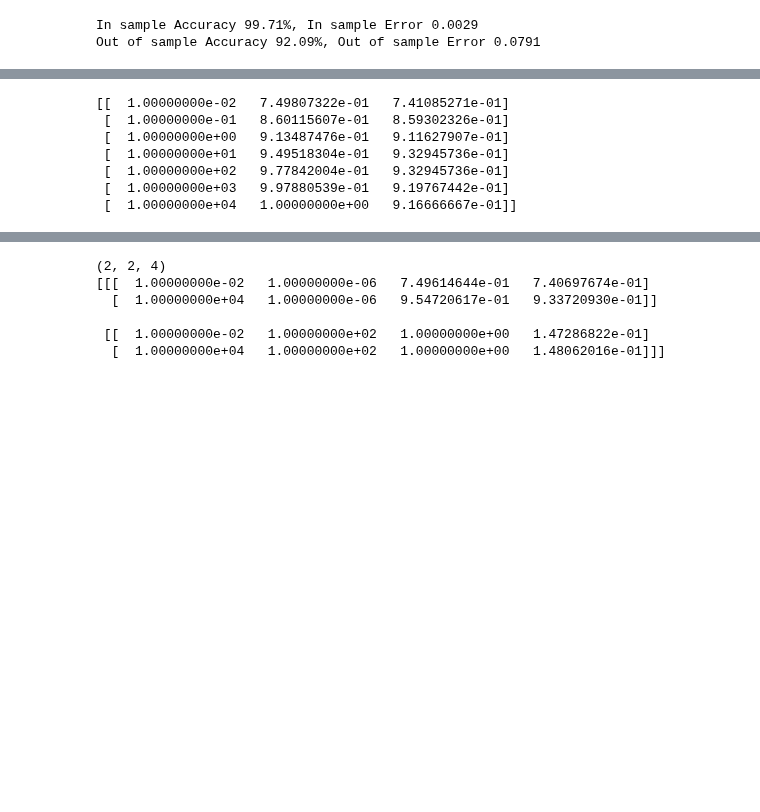
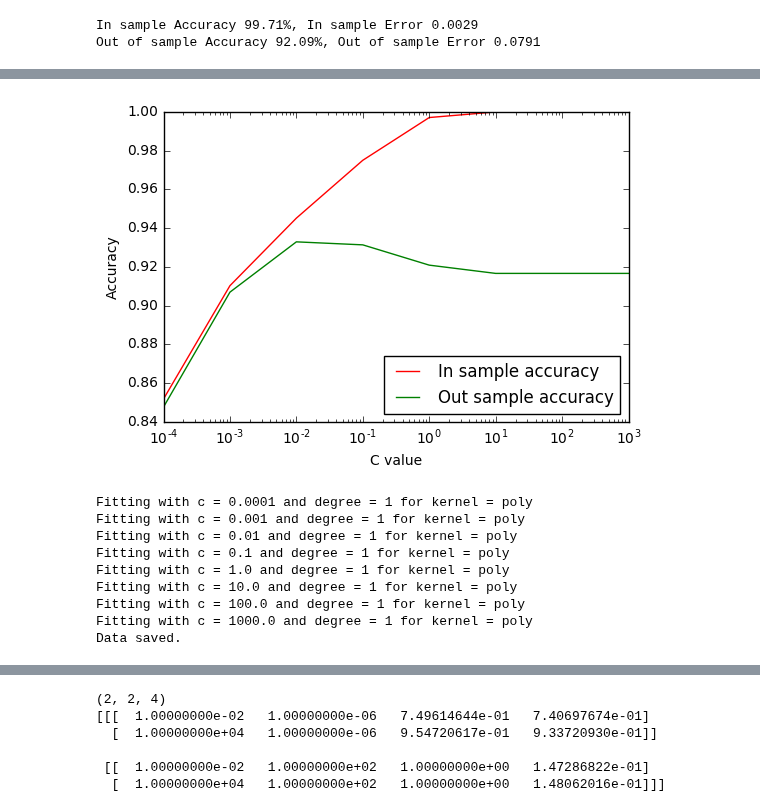
Before and after one commit to Malakith/dMachineLearning, a Jupyter notebook: handin2/HandIn2.ipynb, the cells around one changed output, grey strips where cells are left out. Cells and saved outputs as stored; diff of their text form; code cells hidden in the pictures; blank space fills up the shorter version.

Commit message:
Ran SVM and saved data.

```diff
--- a/handin2/HandIn2.ipynb
+++ b/handin2/HandIn2.ipynb
@@ -145,19 +167,26 @@ plot2d(linearData)
+# %%
+linear_data = np.load("linear_data.npy")
+plot2d(linear_data)
+# %% [output]
+[figure, added]
 # %%
 with Pool(processes=7) as pool:
     # We use range(1,X), but divide by 10 in the above function. This way we loose some rounding issues.
-    poly_data = [pool.apply_async(fitAndPredict, (images, labels, images_test, labels_test, "poly", c, 1,)) for c in np.logspace(-2, 4, 7)]
+    poly_data1 = [pool.apply_async(fitAndPredict, (images, labels, images_test, labels_test, "poly", c), {'degree': 1}) for c in np.logspace(-4, 3, 8)]
     pool.close()
     pool.join()
-    poly_data = np.asmatrix([r.get() for r in poly_data])
+    poly_data1 = np.asmatrix([r.get() for r in poly_data1])
 
 
-print(poly_data)
-plot2d(poly_data)
+np.save("poly_data1.npy", poly_data1)
+print("Data saved.")
 # %% [output]
-[[  1.00000000e-02   7.49807322e-01   7.41085271e-01]
- [  1.00000000e-01   8.60115607e-01   8.59302326e-01]
- [  1.00000000e+00   9.13487476e-01   9.11627907e-01]
- [  1.00000000e+01   9.49518304e-01   9.32945736e-01]
- [  1.00000000e+02   9.77842004e-01   9.32945736e-01]
- [  1.00000000e+03   9.97880539e-01   9.19767442e-01]
- [  1.00000000e+04   1.00000000e+00   9.16666667e-01]]
+Fitting with c = 0.0001 and degree = 1 for kernel = poly
+Fitting with c = 0.001 and degree = 1 for kernel = poly
+Fitting with c = 0.01 and degree = 1 for kernel = poly
+Fitting with c = 0.1 and degree = 1 for kernel = poly
+Fitting with c = 1.0 and degree = 1 for kernel = poly
+Fitting with c = 10.0 and degree = 1 for kernel = poly
+Fitting with c = 100.0 and degree = 1 for kernel = poly
+Fitting with c = 1000.0 and degree = 1 for kernel = poly
+Data saved.
```
Also changed, not shown: parts of 11 cells of this notebook, 6 other files.
